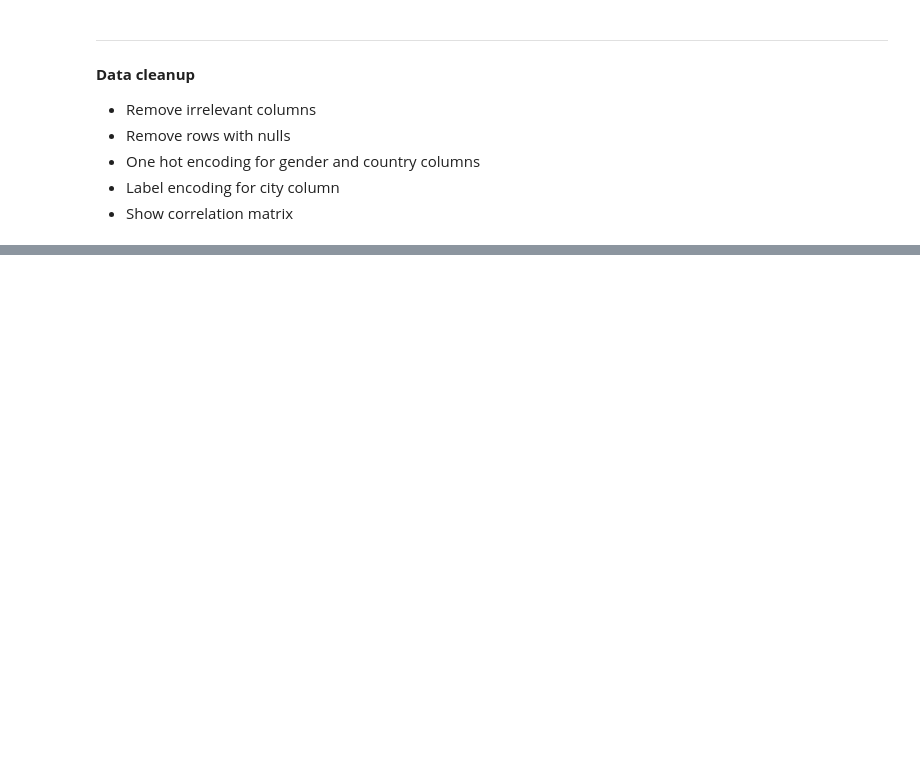
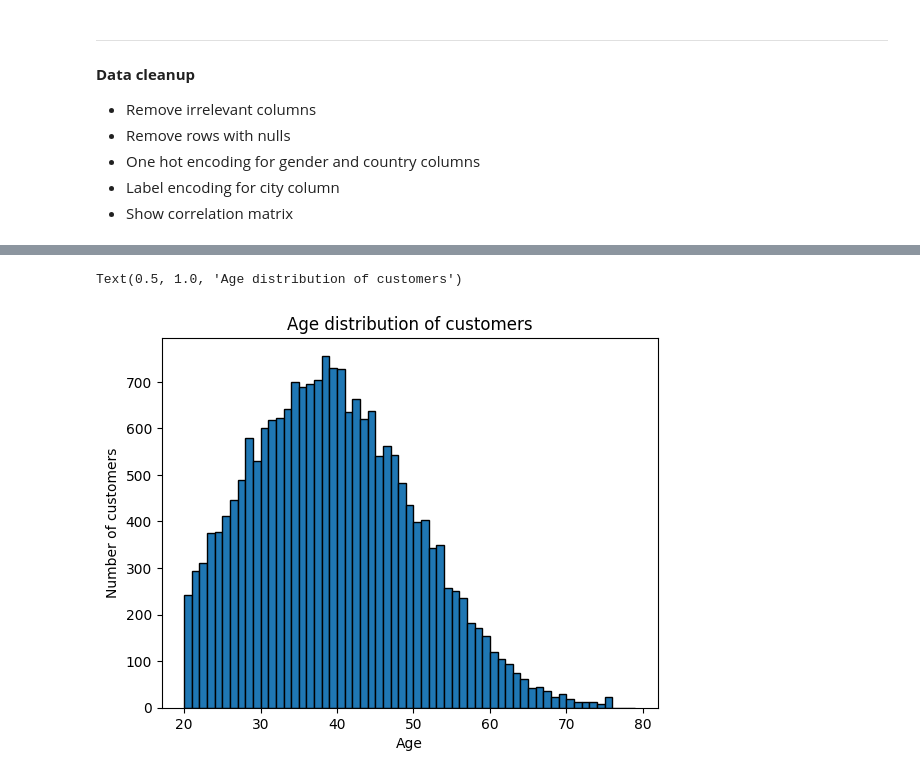
Before and after one commit to Playdovsky/customer-classification-model, a Jupyter notebook: customer-classification.ipynb, the cells around one changed output, grey strips where cells are left out. Saved outputs shown, nothing was run; the diff lists cells and outputs as text; code cells hidden in the pictures; blank space fills up the shorter version.

```diff
--- a/customer-classification.ipynb
+++ b/customer-classification.ipynb
@@ -44,0 +180,8 @@ df_clr.corr()
+# %%
+plt.hist(df_clr['Age'], bins=range(20, 80), edgecolor='black')
+plt.xlabel('Age')
+plt.ylabel('Number of customers')
+plt.title('Age distribution of customers')
+# %% [output]
+Text(0.5, 1.0, 'Age distribution of customers')
+[figure, added]
```
Also changed, not shown: parts of 14 cells of this notebook.
